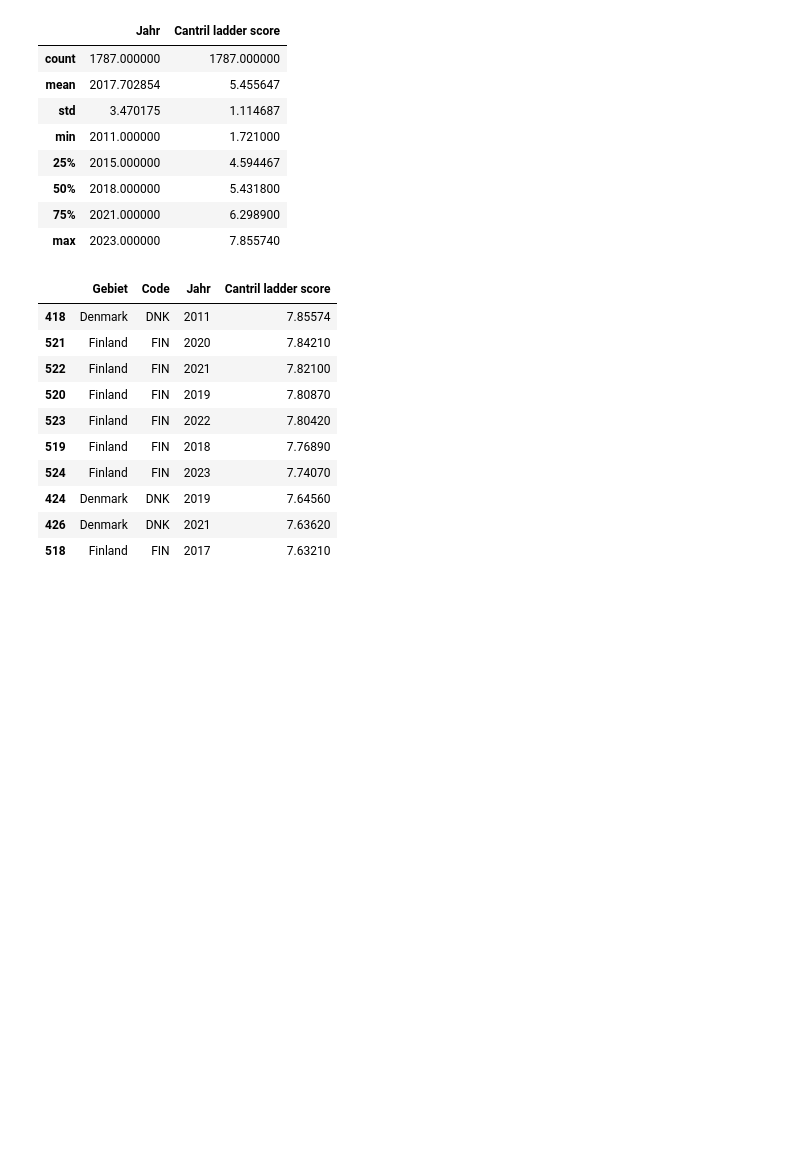
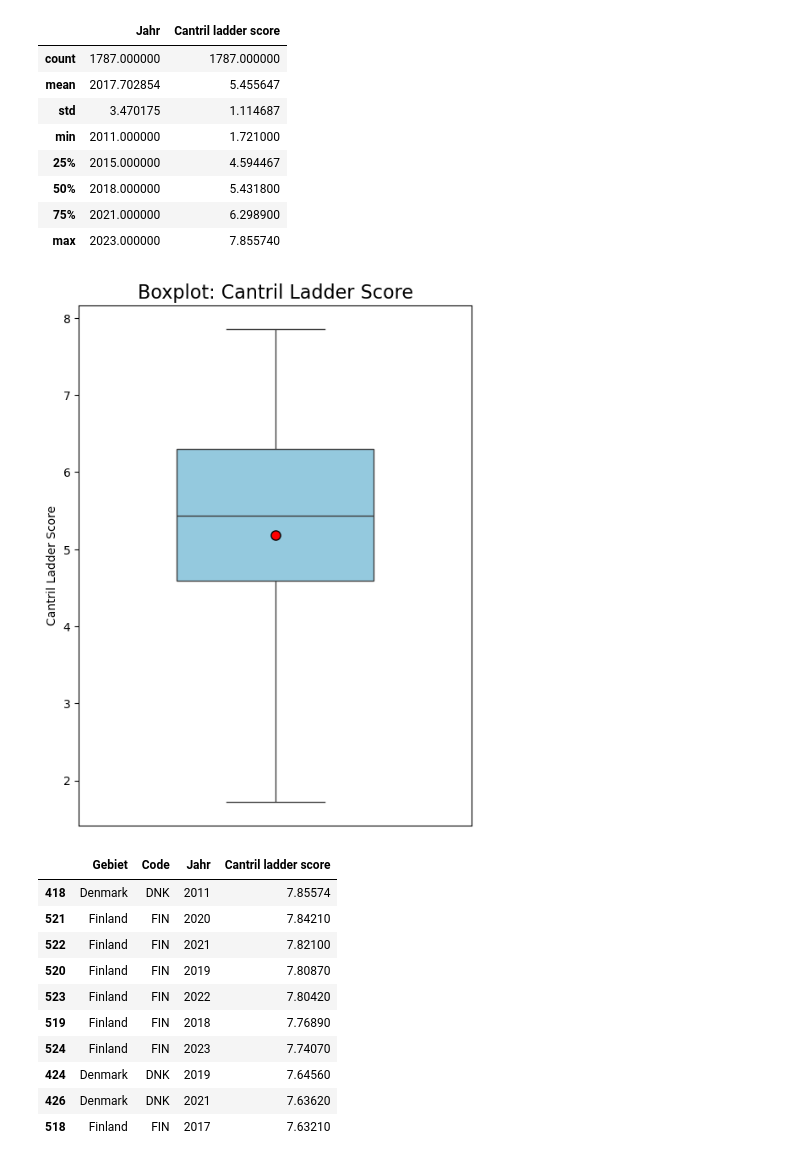
Before and after one commit to Elena-avk/elena, a Jupyter notebook: LN_Python_Elena_Yasemin.ipynb, the cells around one changed output. Saved outputs shown, nothing was run; the diff lists cells and outputs as text; code cells hidden in the pictures; blank space fills up the shorter version.

```diff
--- a/LN_Python_Elena_Yasemin.ipynb
+++ b/LN_Python_Elena_Yasemin.ipynb
@@ -224,6 +229,17 @@ df.describe()
 | 50% | 2018.000000 | 5.431800 |
 | 75% | 2021.000000 | 6.298900 |
 | max | 2023.000000 | 7.855740 |
+# %%
+plt.figure(figsize=(6, 8))
+sns.boxplot(data=[score_data],width=0.5,color="skyblue",showmeans=True,meanprops={"marker": "o", "markerfacecolor": "red", "markeredgecolor": "black", "markersize": 8},whis=[0, 100] )
+
+plt.title("Boxplot: Cantril Ladder Score", fontsize=16)
+plt.ylabel("Cantril Ladder Score")
+plt.xticks([])
+
+plt.show()
+# %% [output]
+[figure, added]
 # %%
 df.sort_values(by='Cantril ladder score', ascending=False).head(10)
 # %% [output]
```
Also changed, not shown: parts of 1 cell of this notebook.
